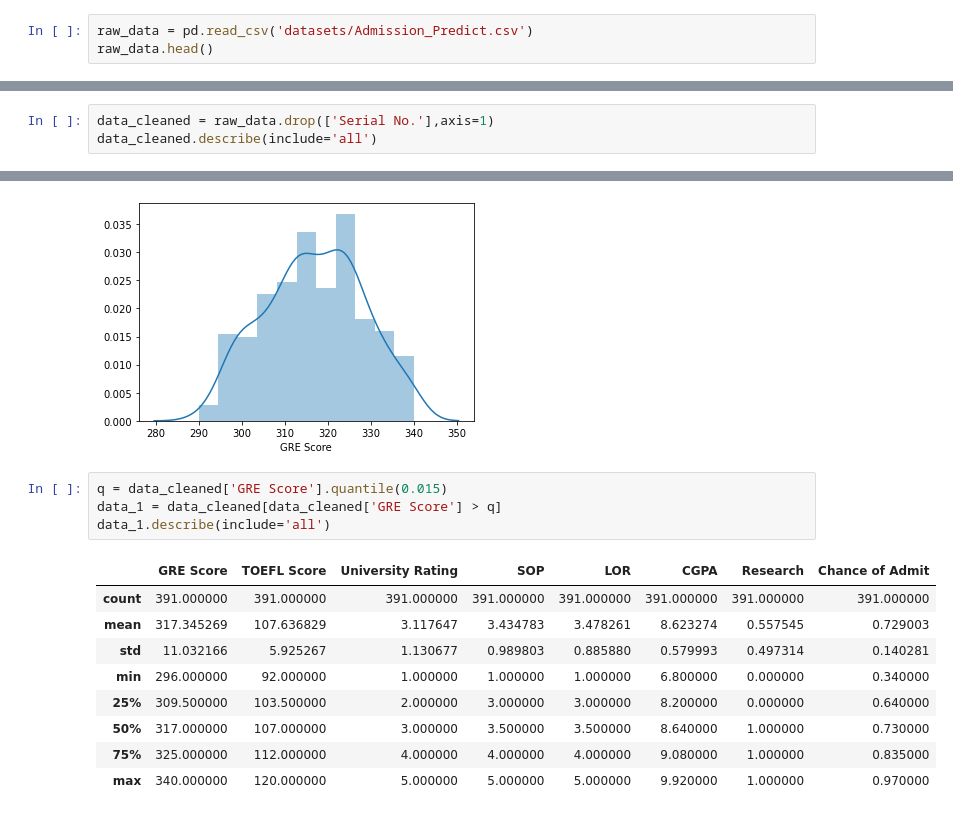
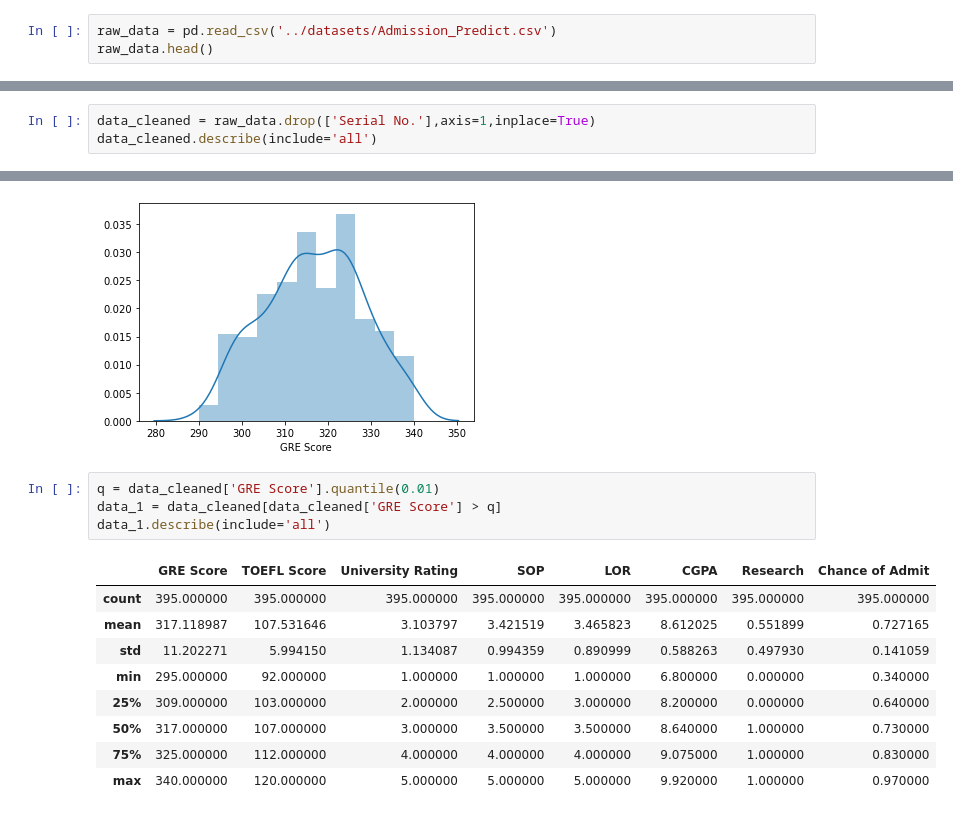
Before and after one commit to JasbirCodeSpace/PyTorch-Practice, a Jupyter notebook: Week 1 Practice/linear_regression_tasks/graduate_admission.ipynb, the cells around one changed output, grey strips where cells are left out. Cells and saved outputs as stored; diff of their text form.

```diff
--- a/Week 1 Practice/linear_regression_tasks/graduate_admission.ipynb
+++ b/Week 1 Practice/linear_regression_tasks/graduate_admission.ipynb
@@ -14,7 +22,7 @@ import seaborn as sns
 # %% [markdown]
 ### 2. Loading the data
 # %%
-raw_data = pd.read_csv('datasets/Admission_Predict.csv')
+raw_data = pd.read_csv('../datasets/Admission_Predict.csv')
 raw_data.head()
 # %% [output]
 |  | Serial No. | GRE Score | TOEFL Score | University Rating | SOP | LOR | CGPA | Research | ... |
@@ -49,7 +57,7 @@ Research             0
 Chance of Admit      0
 dtype: int64
 # %%
-data_cleaned = raw_data.drop(['Serial No.'],axis=1)
+data_cleaned = raw_data.drop(['Serial No.'],axis=1,inplace=True)
 data_cleaned.describe(include='all')
 # %% [output]
 |  | GRE Score | TOEFL Score | University Rating | SOP | LOR | CGPA | Research | Chance of Admit |
@@ -69,18 +77,18 @@ sns.distplot(data_cleaned['GRE Score'])
 <matplotlib.axes._subplots.AxesSubplot at 0x...>
 [figure]
 # %%
-q = data_cleaned['GRE Score'].quantile(0.015)
+q = data_cleaned['GRE Score'].quantile(0.01)
 data_1 = data_cleaned[data_cleaned['GRE Score'] > q]
 data_1.describe(include='all')
 # %% [output]
 |  | GRE Score | TOEFL Score | University Rating | SOP | LOR | CGPA | Research | Chance of Admit |
-| count | 391.000000 | 391.000000 | 391.000000 | 391.000000 | 391.000000 | 391.000000 | 391.000000 | 391.000000 |
-| mean | 317.345269 | 107.636829 | 3.117647 | 3.434783 | 3.478261 | 8.623274 | 0.557545 | 0.729003 |
-| std | 11.032166 | 5.925267 | 1.130677 | 0.989803 | 0.885880 | 0.579993 | 0.497314 | 0.140281 |
-| min | 296.000000 | 92.000000 | 1.000000 | 1.000000 | 1.000000 | 6.800000 | 0.000000 | 0.340000 |
-| 25% | 309.500000 | 103.500000 | 2.000000 | 3.000000 | 3.000000 | 8.200000 | 0.000000 | 0.640000 |
+| count | 395.000000 | 395.000000 | 395.000000 | 395.000000 | 395.000000 | 395.000000 | 395.000000 | 395.000000 |
+| mean | 317.118987 | 107.531646 | 3.103797 | 3.421519 | 3.465823 | 8.612025 | 0.551899 | 0.727165 |
+| std | 11.202271 | 5.994150 | 1.134087 | 0.994359 | 0.890999 | 0.588263 | 0.497930 | 0.141059 |
+| min | 295.000000 | 92.000000 | 1.000000 | 1.000000 | 1.000000 | 6.800000 | 0.000000 | 0.340000 |
+| 25% | 309.000000 | 103.000000 | 2.000000 | 2.500000 | 3.000000 | 8.200000 | 0.000000 | 0.640000 |
 | 50% | 317.000000 | 107.000000 | 3.000000 | 3.500000 | 3.500000 | 8.640000 | 1.000000 | 0.730000 |
-| 75% | 325.000000 | 112.000000 | 4.000000 | 4.000000 | 4.000000 | 9.080000 | 1.000000 | 0.835000 |
+| 75% | 325.000000 | 112.000000 | 4.000000 | 4.000000 | 4.000000 | 9.075000 | 1.000000 | 0.830000 |
 | max | 340.000000 | 120.000000 | 5.000000 | 5.000000 | 5.000000 | 9.920000 | 1.000000 | 0.970000 |
 # %%
 sns.distplot(data_1['GRE Score'])
```
Also changed, not shown: parts of 39 cells of this notebook.
